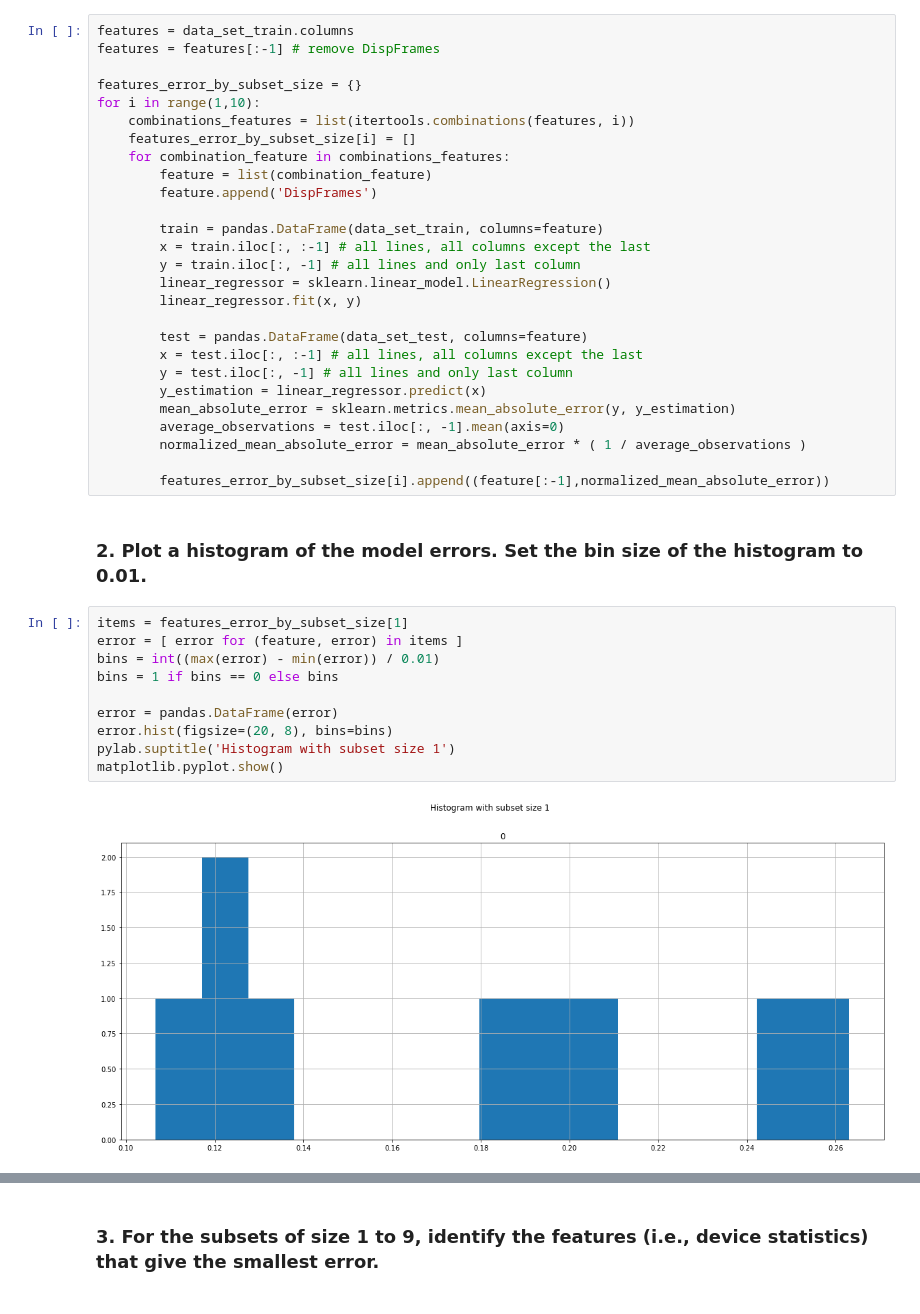
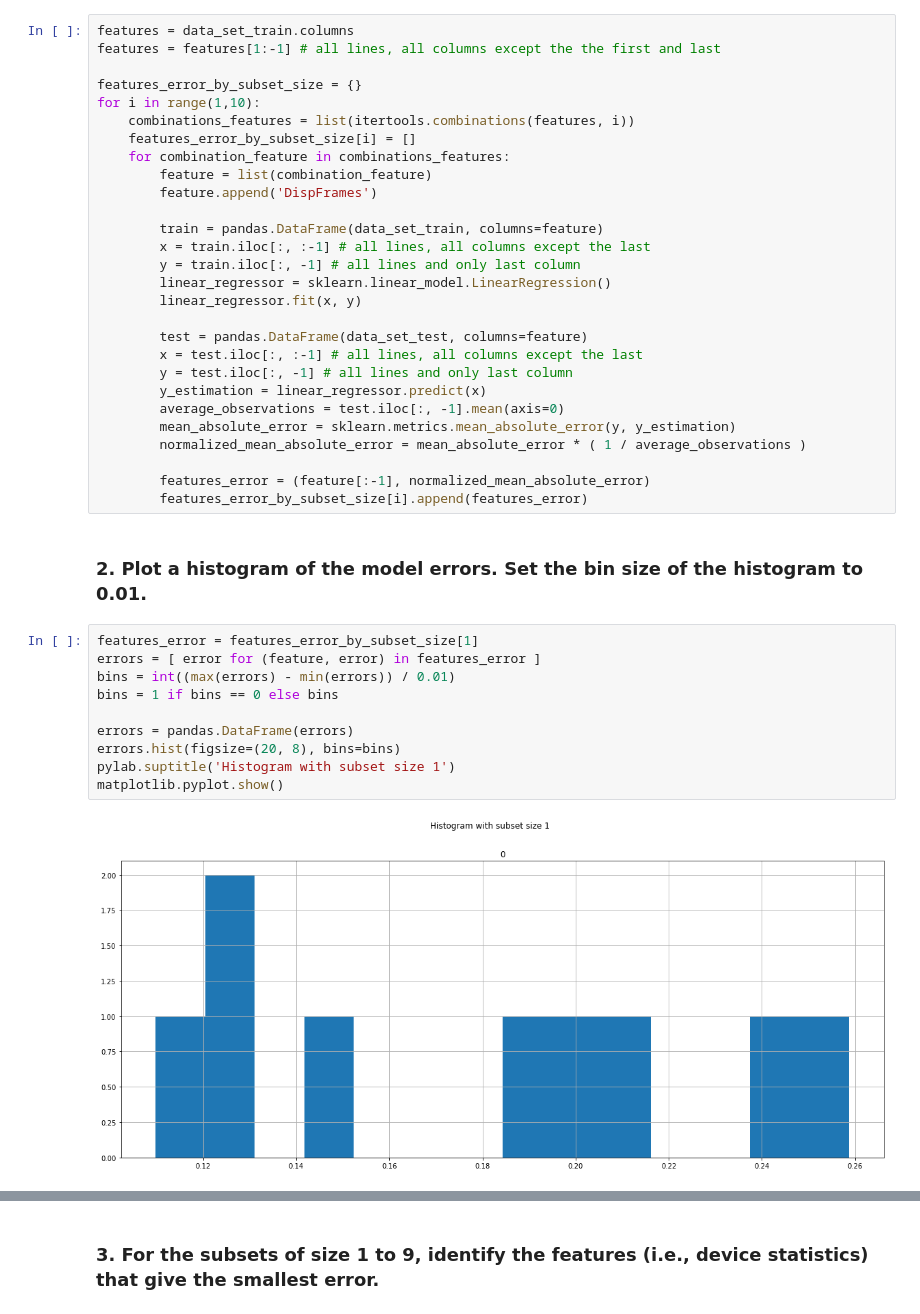
Before and after one commit to HugoGustavo/sla-machine-learning, a Jupyter notebook: Optional Task.ipynb, the cells around one changed output, grey strips where cells are left out. Drawn from its saved outputs; the diff is of its cells as text.

```diff
--- a/Optional Task.ipynb
+++ b/Optional Task.ipynb
@@ -25,7 +24,7 @@ del(data_set['TimeStamp'])
 (data_set_train, data_set_test) = sklearn.model_selection.train_test_split(data_set, test_size=0.3)
 # %%
 features = data_set_train.columns
-features = features[:-1] # remove DispFrames
+features = features[1:-1] # all lines, all columns except the the first and last
 
 features_error_by_subset_size = {}
 for i in range(1,10):
@@ -45,23 +44,24 @@ for i in range(1,10):
         x = test.iloc[:, :-1] # all lines, all columns except the last
         y = test.iloc[:, -1] # all lines and only last column
         y_estimation = linear_regressor.predict(x)
+        average_observations = test.iloc[:, -1].mean(axis=0)
         mean_absolute_error = sklearn.metrics.mean_absolute_error(y, y_estimation)
-        average_observations = test.iloc[:, -1].mean(axis=0)
         normalized_mean_absolute_error = mean_absolute_error * ( 1 / average_observations )
 
-        features_error_by_subset_size[i].append((feature[:-1],normalized_mean_absolute_error))
+        features_error = (feature[:-1], normalized_mean_absolute_error)
+        features_error_by_subset_size[i].append(features_error)
 # %% [markdown]
 ###  2. Plot a histogram of the model errors. Set the bin size of the histogram to 0.01.
 # %%
-items = features_error_by_subset_size[1]
-error = [ error for (feature, error) in items ]
-bins = int((max(error) - min(error)) / 0.01)
+features_error = features_error_by_subset_size[1]
+errors = [ error for (feature, error) in features_error ]
+bins = int((max(errors) - min(errors)) / 0.01)
 bins = 1 if bins == 0 else bins
 
-error = pandas.DataFrame(error)
-error.hist(figsize=(20, 8), bins=bins)
+errors = pandas.DataFrame(errors)
+errors.hist(figsize=(20, 8), bins=bins)
 pylab.suptitle('Histogram with subset size 1')
 matplotlib.pyplot.show()
 # %% [output]
-[figure, old version]
+[figure, new version]
 # %%
```
Also changed, not shown: parts of 10 cells of this notebook, 4 other files.
